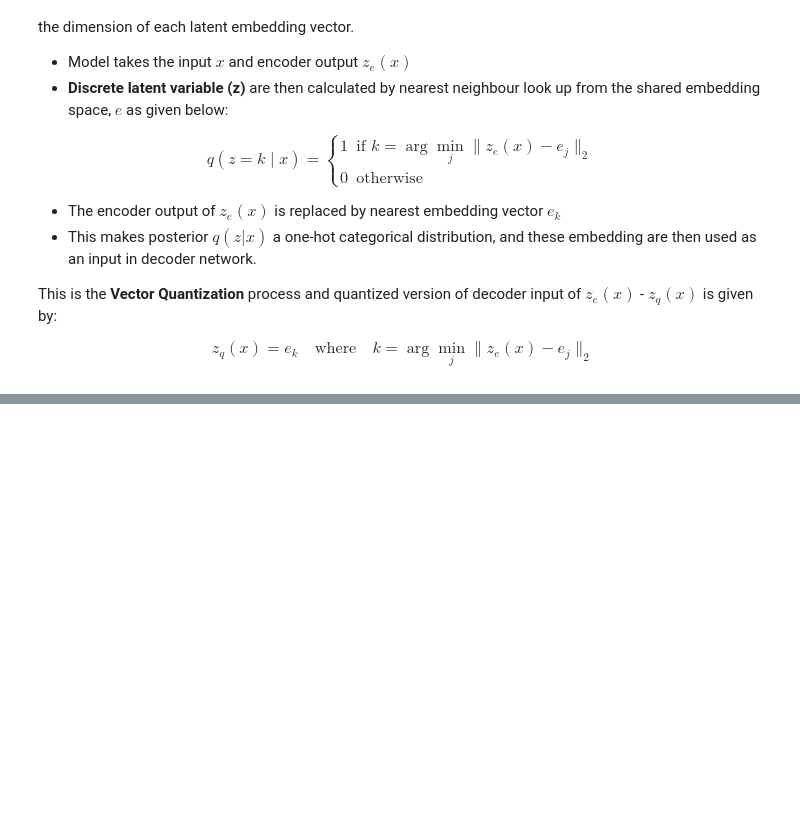
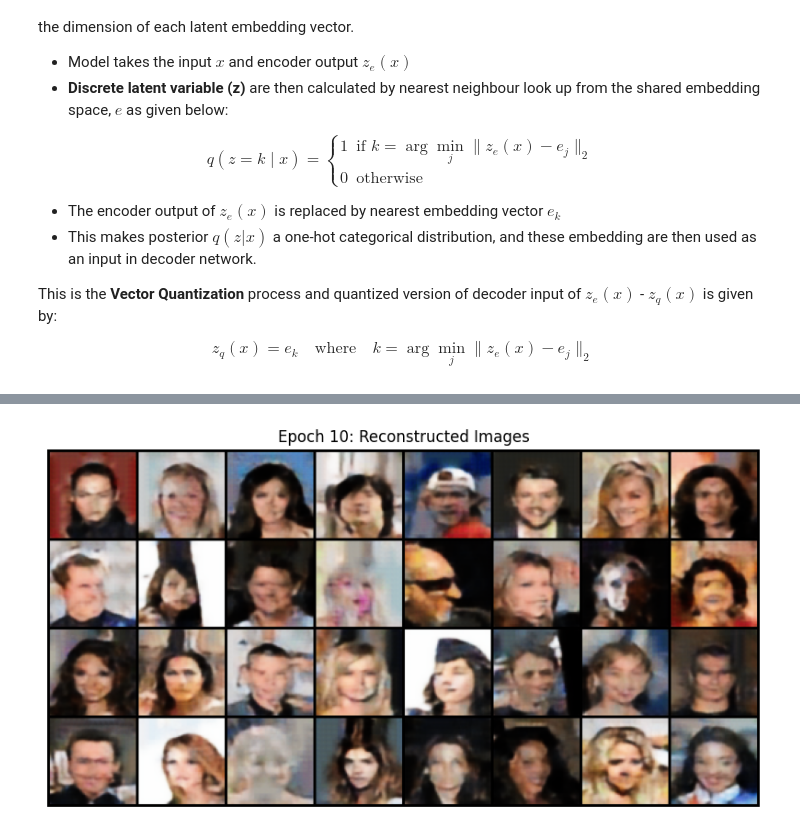
Before and after one commit to k-karna/VAEs, a Jupyter notebook: vq_vae_celeba.ipynb, the cells around one changed output, grey strips where cells are left out. Saved outputs shown, nothing was run; the diff lists cells and outputs as text; code cells hidden in the pictures; blank space fills up the shorter version.

Commit message:
adde vq-vae celeba

```diff
--- a/vq_vae_celeba.ipynb
+++ b/vq_vae_celeba.ipynb
@@ -268,0 +276,13 @@ with torch.no_grad():
+# %%
+# displaying only reconstructed images
+model.eval()
+with torch.no_grad():
+  dataiter = iter(celeba_loader)
+  images, _ = next(dataiter)
+
+  sample = images[:32].to(device)
+  recon, _, _ = model(sample)
+
+  show_images(recon.cpu(), f'Epoch {epoch}: Reconstructed Images')
+# %% [output]
+[figure, added]
```
Also changed, not shown: parts of 10 cells of this notebook, 4 other files.
